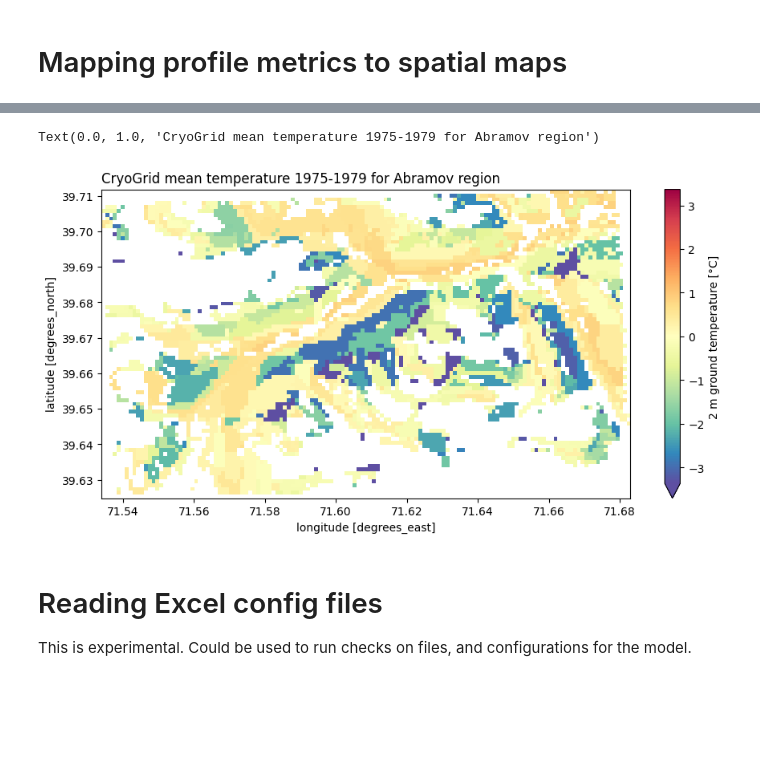
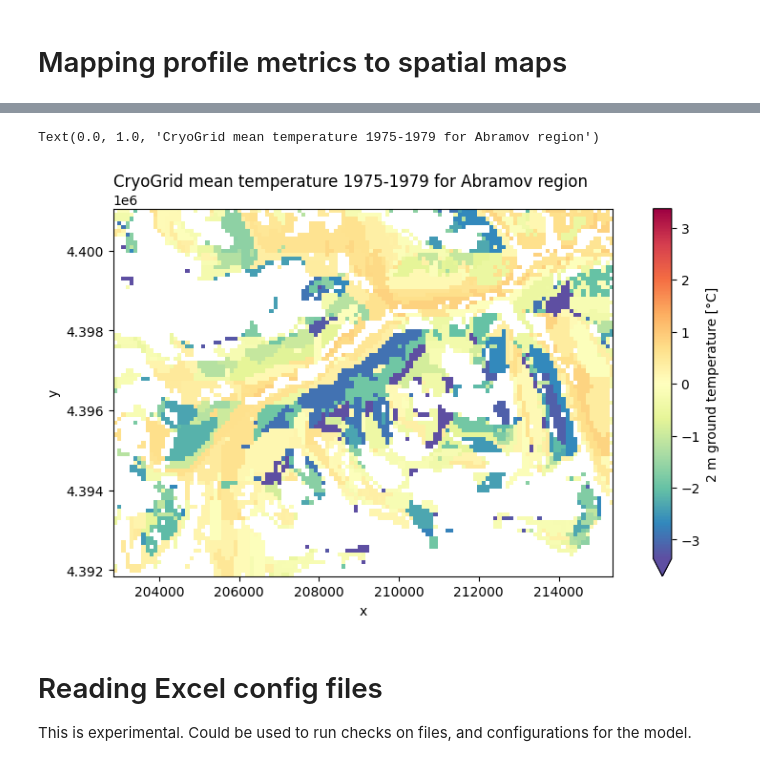
Before and after one commit to lukegre/CryoGrid-pyTools, a Jupyter notebook: demo.ipynb, the cells around one changed output, grey strips where cells are left out. Saved outputs shown, nothing was run; the diff lists cells and outputs as text; code cells hidden in the pictures; blank space fills up the shorter version.

Commit message:
better cluster mapping

```diff
--- a/demo.ipynb
+++ b/demo.ipynb
@@ -154,9 +158,5 @@ temp_2m_mean = (
     .assign_attrs(long_name='2 m ground temperature', units='°C')  # assign attributes to the data (for plotting)
     .compute())  # load the data into memory
 # %%
-# the task is now to map these temperatures onto the clusters
-# read in the spatial data that was saved as a flat struct mat file
-fname_spatial = "/Users/luke/Work/PAMIR/CryoGrid-run-manager/runs/abramov-test0/run_spatial_info.mat"
 # note that the coordinate reference system (CRS) is required to import this data correctly
-crs = rxr.open_rasterio(fname_dem).rio.crs
-ds_spatial = cg.spatial_clusters.read_spatial_data(fname_spatial, crs=crs)
+ds_spatial = cg.spatial_clusters.read_spatial_data(fname_spatial)
@@ -192,17 +163,17 @@ cluster_centroid_gridcell_2d = (
 # %%
 temp_2m_mapped = cg.spatial_clusters.map_gridcells_to_clusters(
     temp_2m_mean,
-    cluster_centroid_gridcell_2d)
+    ds_spatial.cluster_centroid_index_mapped)
 
 img = temp_2m_mapped.plot.imshow(robust=True, aspect=2.2, size=5, cmap='Spectral_r')
 img.axes.set_aspect('equal')
 img.axes.set_title('', loc='center')
 img.axes.set_title('CryoGrid mean temperature 1975-1979 for Abramov region', loc='left')
 
 # img.figure.savefig('./docs/imgs/mapped_temp_2m-1975_1979.png', dpi=150, bbox_inches='tight')
 # %% [output]
 Text(0.0, 1.0, 'CryoGrid mean temperature 1975-1979 for Abramov region')
-[figure, old version]
+[figure, new version]
 # %% [markdown]
 # Reading Excel config files
 
```
Also changed, not shown: parts of 4 cells of this notebook, 1 other file.
